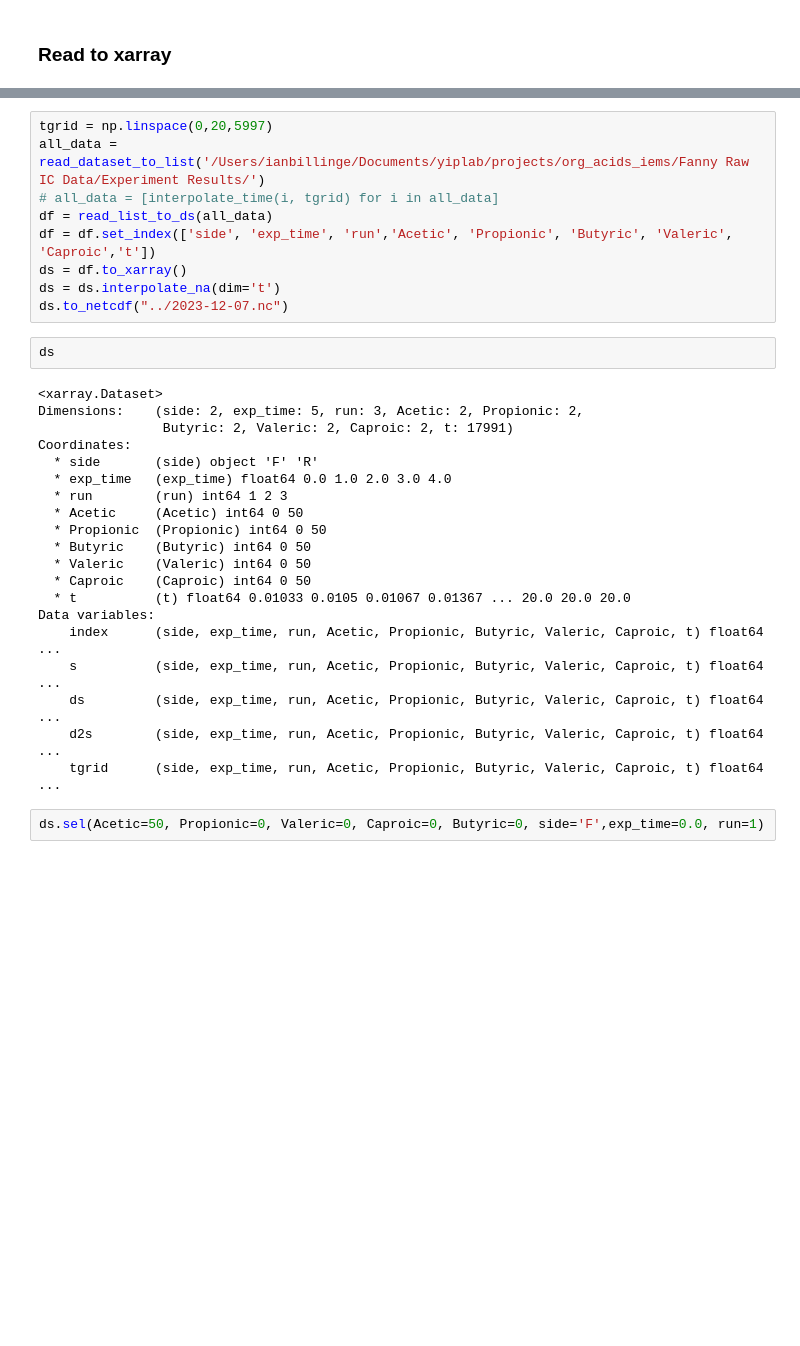
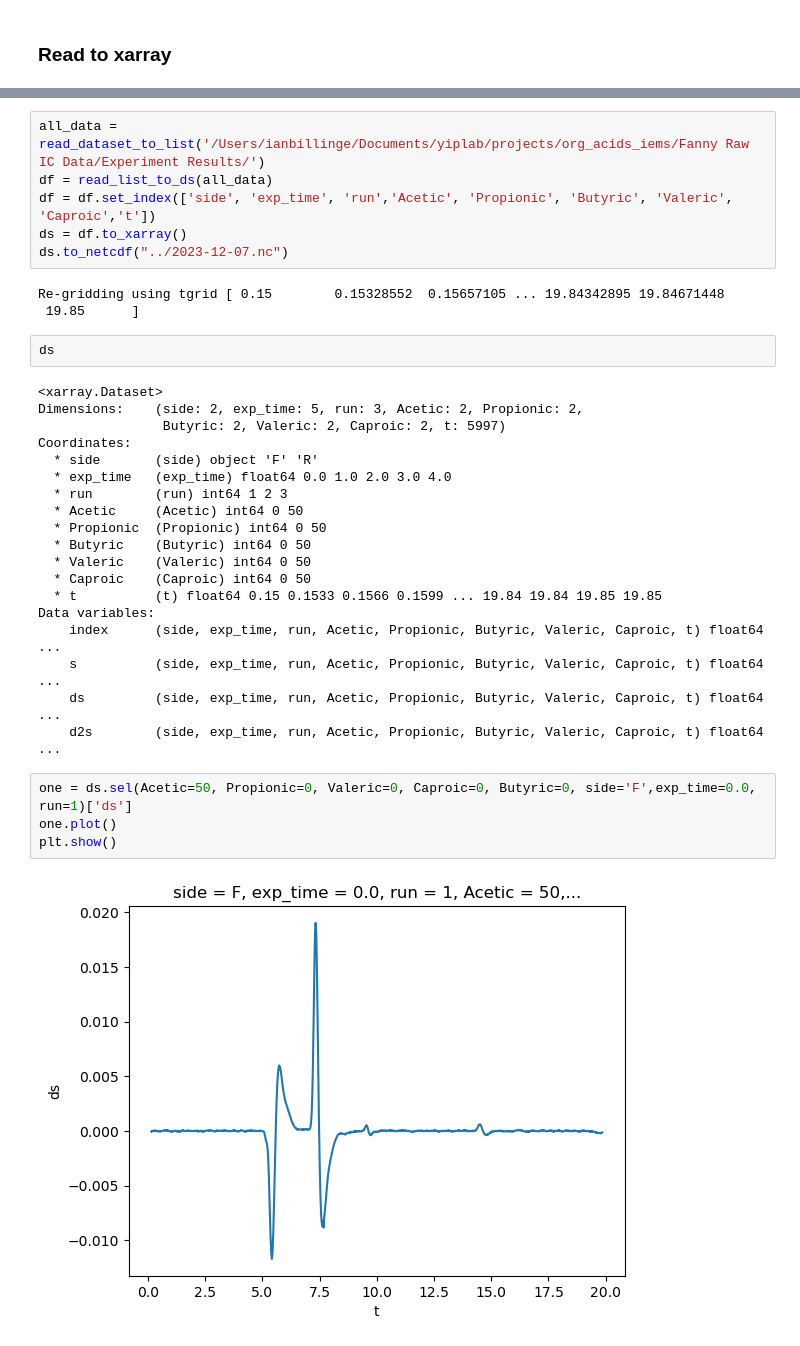
Before and after one commit to iblg/peak_resolver, a Jupyter notebook: peak_resolver/read_dataset.ipynb, the cells around one changed output, grey strips where cells are left out. Saved outputs shown, nothing was run; the diff lists cells and outputs as text; blank space fills up the shorter version.

```diff
--- a/peak_resolver/read_dataset.ipynb
+++ b/peak_resolver/read_dataset.ipynb
@@ -13,18 +11,18 @@ import numpy as np
 # %%
-tgrid = np.linspace(0,20,5997)
 all_data = read_dataset_to_list('/Users/ianbillinge/Documents/yiplab/projects/org_acids_iems/Fanny Raw IC Data/Experiment Results/')
-# all_data = [interpolate_time(i, tgrid) for i in all_data]
 df = read_list_to_ds(all_data)
 df = df.set_index(['side', 'exp_time', 'run','Acetic', 'Propionic', 'Butyric', 'Valeric', 'Caproic','t'])
 ds = df.to_xarray()
-ds = ds.interpolate_na(dim='t')
 ds.to_netcdf("../2023-12-07.nc")
+# %% [output]
+Re-gridding using tgrid [ 0.15        0.15328552  0.15657105 ... 19.84342895 19.84671448
+ 19.85      ]
 # %%
 ds
 # %% [output]
 <xarray.Dataset>
 Dimensions:    (side: 2, exp_time: 5, run: 3, Acetic: 2, Propionic: 2,
-                Butyric: 2, Valeric: 2, Caproic: 2, t: 17991)
+                Butyric: 2, Valeric: 2, Caproic: 2, t: 5997)
 Coordinates:
   * side       (side) object 'F' 'R'
   * exp_time   (exp_time) float64 0.0 1.0 2.0 3.0 4.0
@@ -34,12 +32,15 @@ Coordinates:
   * Butyric    (Butyric) int64 0 50
   * Valeric    (Valeric) int64 0 50
   * Caproic    (Caproic) int64 0 50
-  * t          (t) float64 0.01033 0.0105 0.01067 0.01367 ... 20.0 20.0 20.0
+  * t          (t) float64 0.15 0.1533 0.1566 0.1599 ... 19.84 19.84 19.85 19.85
 Data variables:
     index      (side, exp_time, run, Acetic, Propionic, Butyric, Valeric, Caproic, t) float64 ...
     s          (side, exp_time, run, Acetic, Propionic, Butyric, Valeric, Caproic, t) float64 ...
     ds         (side, exp_time, run, Acetic, Propionic, Butyric, Valeric, Caproic, t) float64 ...
     d2s        (side, exp_time, run, Acetic, Propionic, Butyric, Valeric, Caproic, t) float64 ...
-    tgrid      (side, exp_time, run, Acetic, Propionic, Butyric, Valeric, Caproic, t) float64 ...
 # %%
-ds.sel(Acetic=50, Propionic=0, Valeric=0, Caproic=0, Butyric=0, side='F',exp_time=0.0, run=1)
+one = ds.sel(Acetic=50, Propionic=0, Valeric=0, Caproic=0, Butyric=0, side='F',exp_time=0.0, run=1)['ds']
+one.plot()
+plt.show()
+# %% [output]
+[figure, added]
```
Also changed, not shown: parts of 5 cells of this notebook, 1 other file.
